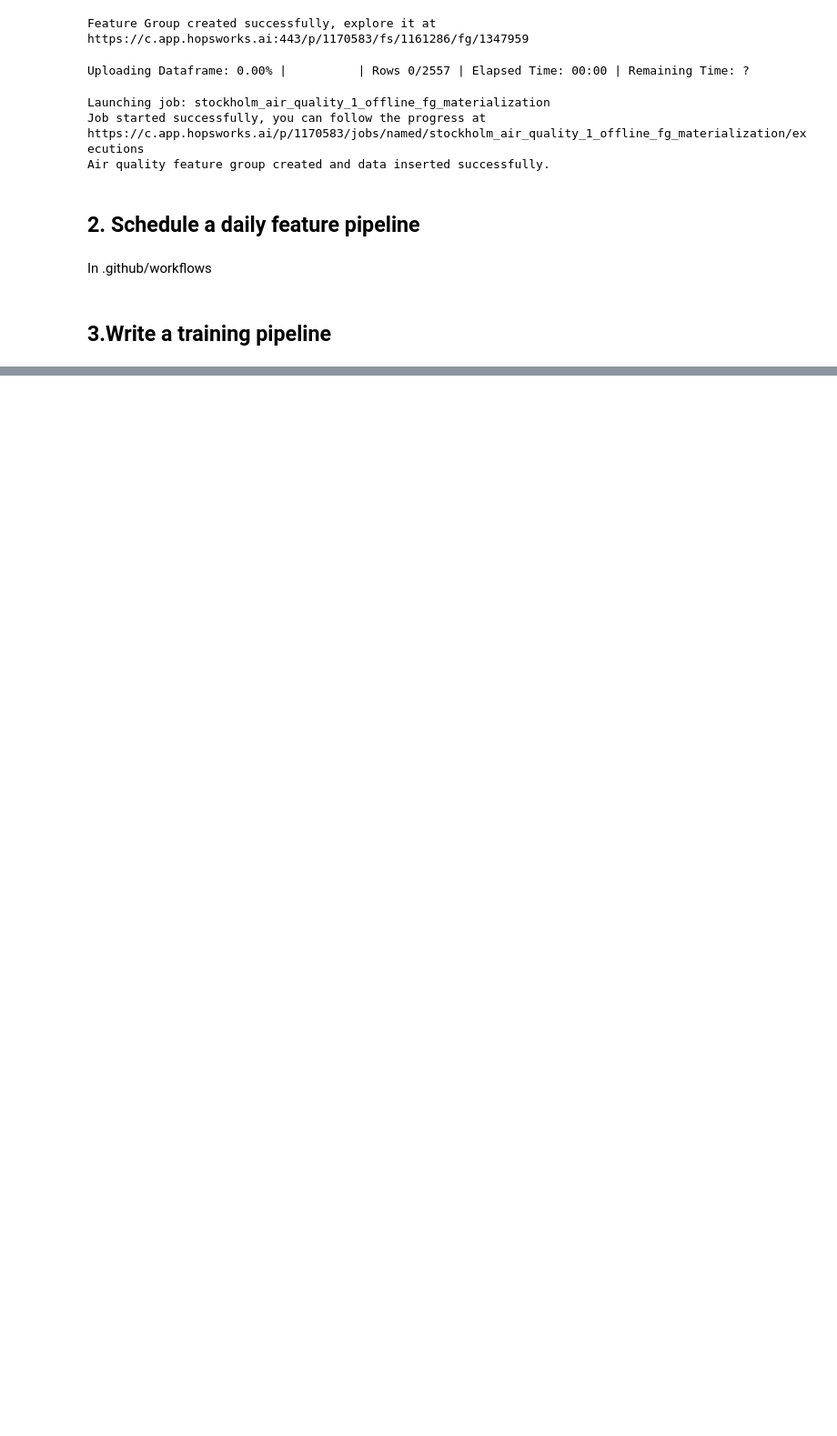
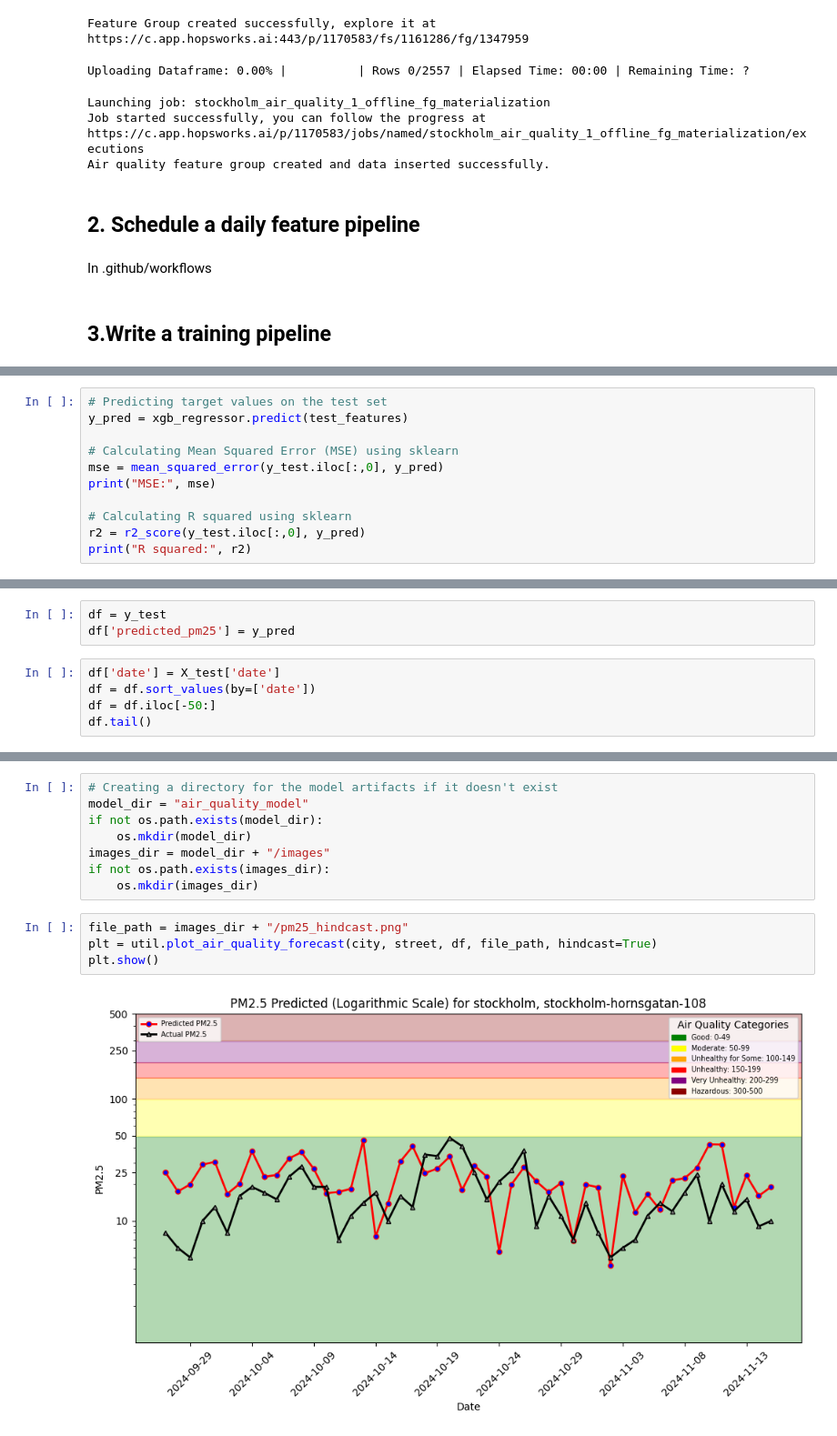
Before and after one commit to IST199655/ID2223_Lab1, a Jupyter notebook: notebooks/lab1/lab1.ipynb, the cells around one changed output, grey strips where cells are left out. Shown: that part at 91% size. Saved outputs shown, nothing was run; the diff lists cells and outputs as text; blank space fills up the shorter version.

```diff
--- a/notebooks/lab1/lab1.ipynb
+++ b/notebooks/lab1/lab1.ipynb
@@ -236,0 +304,11 @@ HTTP code: 404, HTTP reason: Not Found, body: b'{"errorCode":120004,"usrMsg":"HT
+# %%
+# Predicting target values on the test set
+y_pred = xgb_regressor.predict(test_features)
+
+# Calculating Mean Squared Error (MSE) using sklearn
+mse = mean_squared_error(y_test.iloc[:,0], y_pred)
+print("MSE:", mse)
+
+# Calculating R squared using sklearn
+r2 = r2_score(y_test.iloc[:,0], y_pred)
+print("R squared:", r2)
@@ -236,0 +318,8 @@ HTTP code: 404, HTTP reason: Not Found, body: b'{"errorCode":120004,"usrMsg":"HT
+# %%
+df = y_test
+df['predicted_pm25'] = y_pred
+# %%
+df['date'] = X_test['date']
+df = df.sort_values(by=['date'])
+df = df.iloc[-50:]
+df.tail()
@@ -236,0 +333,14 @@ HTTP code: 404, HTTP reason: Not Found, body: b'{"errorCode":120004,"usrMsg":"HT
+# %%
+# Creating a directory for the model artifacts if it doesn't exist
+model_dir = "air_quality_model"
+if not os.path.exists(model_dir):
+    os.mkdir(model_dir)
+images_dir = model_dir + "/images"
+if not os.path.exists(images_dir):
+    os.mkdir(images_dir)
+# %%
+file_path = images_dir + "/pm25_hindcast.png"
+plt = util.plot_air_quality_forecast(city, street, df, file_path, hindcast=True)
+plt.show()
+# %% [output]
+[figure, added]
```
Also changed, not shown: parts of 18 cells of this notebook, 3 other files.
